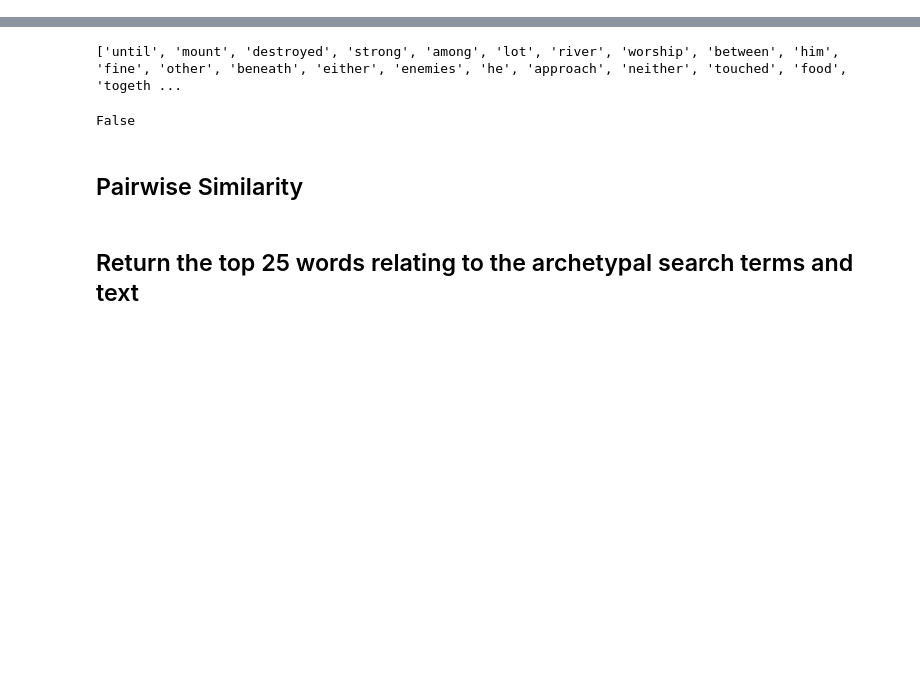
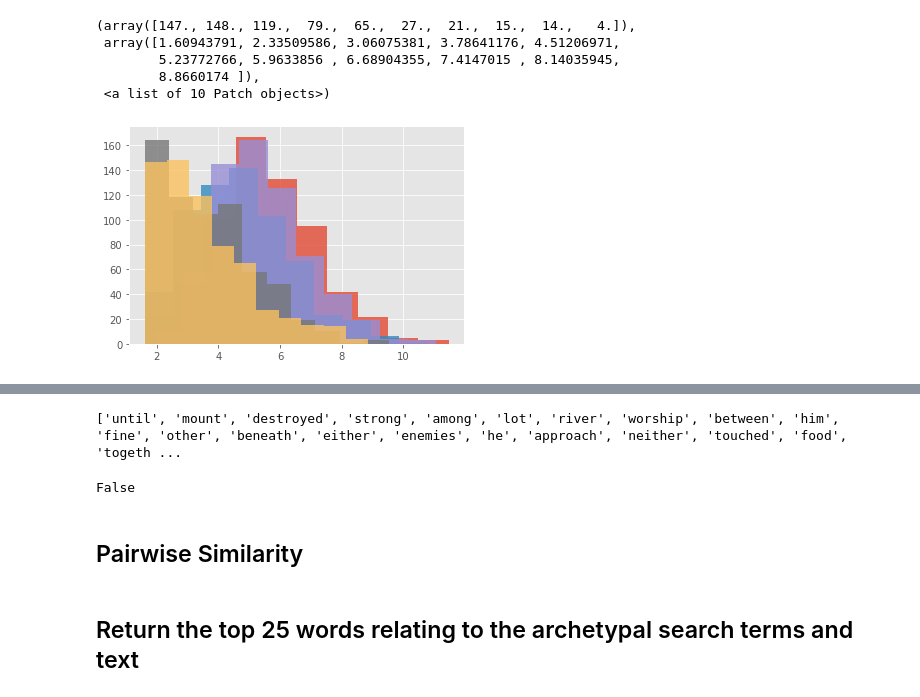
Before and after one commit to james-salafatinos/religious-word-embeddings, a Jupyter notebook: 2. Analysis.ipynb, the cells around one changed output, grey strips where cells are left out. Saved outputs shown, nothing was run; the diff lists cells and outputs as text; code cells hidden in the pictures; blank space fills up the shorter version.

```diff
--- a/2. Analysis.ipynb
+++ b/2. Analysis.ipynb
@@ -81,3 +81,26 @@ universe = set.intersection(set(sutras_encoder.keys()),
                      set(tanakh_encoder.keys()),
                      set(quran_encoder.keys()))
 universe = list(universe)
+# %%
+skf = load_obj('sutras_kept_freq')
+vkf = load_obj('vedas_kept_freq')
+bkf = load_obj('bible_kept_freq')
+tkf = load_obj('tanakh_kept_freq')
+qkf = load_obj('quran_kept_freq')
+# %%
+sutras_unverse_count = [skf[term] for term in universe]
+vedas_unverse_count = [vkf[term] for term in universe]
+bible_unverse_count = [bkf[term] for term in universe]
+tanakh_unverse_count = [tkf[term] for term in universe]
+quran_unverse_count = [qkf[term] for term in universe]
+# %%
+freq_df = pd.concat([pd.DataFrame(sutras_unverse_count),
+                     pd.DataFrame(vedas_unverse_count),
+                     pd.DataFrame(bible_unverse_count),
+                     pd.DataFrame(tanakh_unverse_count),
+                     pd.DataFrame(quran_unverse_count)], axis = 1)
+freq_df.index = universe
+freq_df.columns = ['sutras','vedas','bible','tanakh','quran']
+freq_df['most_common'] = freq_df.sum(axis = 1)
+freq_df = freq_df.sort_values(by = 'most_common')
+freq_df
@@ -83,0 +121,4 @@ universe = list(universe)
+# %%
+
+freq_df.drop('most_common', inplace = True, axis = 1)
+freq_df
@@ -83,0 +139,13 @@ universe = list(universe)
+# %%
+plt.hist(np.log(freq_df['sutras']), alpha = .8)
+plt.hist(np.log(freq_df['vedas']), alpha = .8)
+plt.hist(np.log(freq_df['bible']), alpha = .8)
+plt.hist(np.log(freq_df['tanakh']), alpha = .8)
+plt.hist(np.log(freq_df['quran']), alpha = .8)
+# %% [output]
+(array([147., 148., 119.,  79.,  65.,  27.,  21.,  15.,  14.,   4.]),
+ array([1.60943791, 2.33509586, 3.06075381, 3.78641176, 4.51206971,
+        5.23772766, 5.9633856 , 6.68904355, 7.4147015 , 8.14035945,
+        8.8660174 ]),
+ <a list of 10 Patch objects>)
+[figure, added]
```
Also changed, not shown: parts of 5 cells of this notebook, 14 other files.
